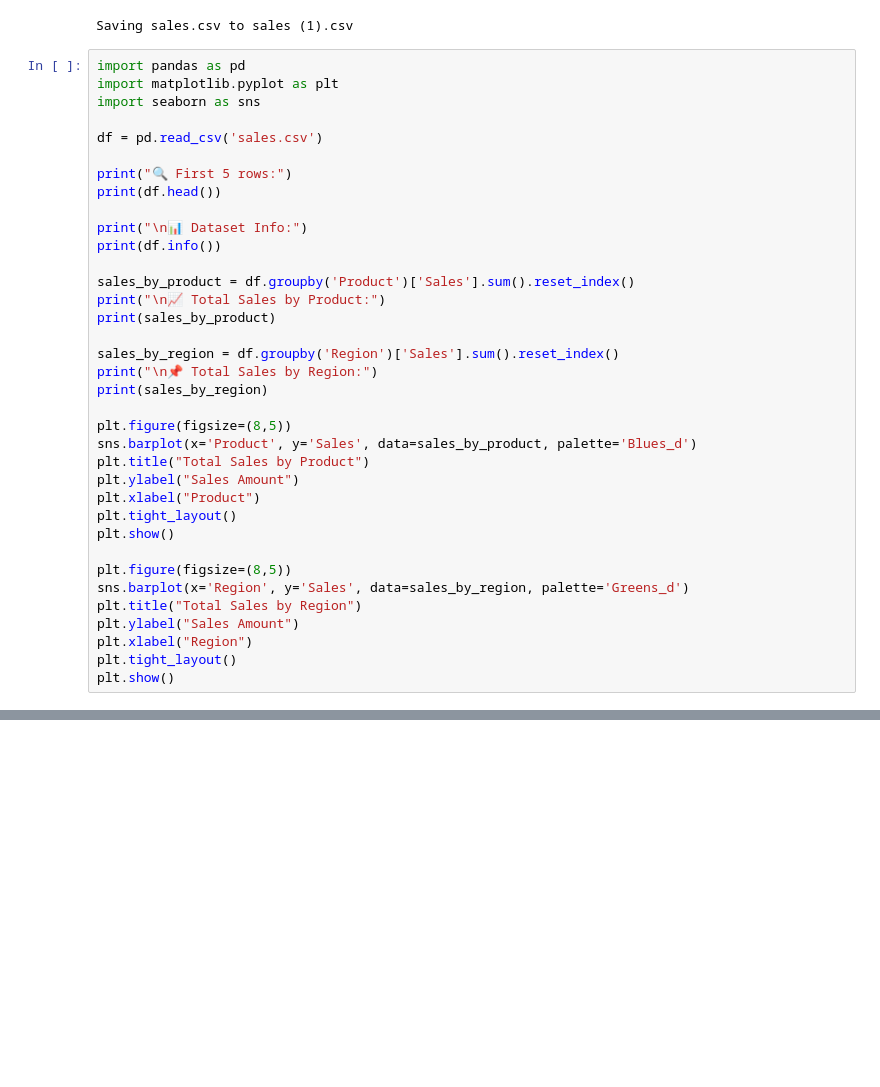
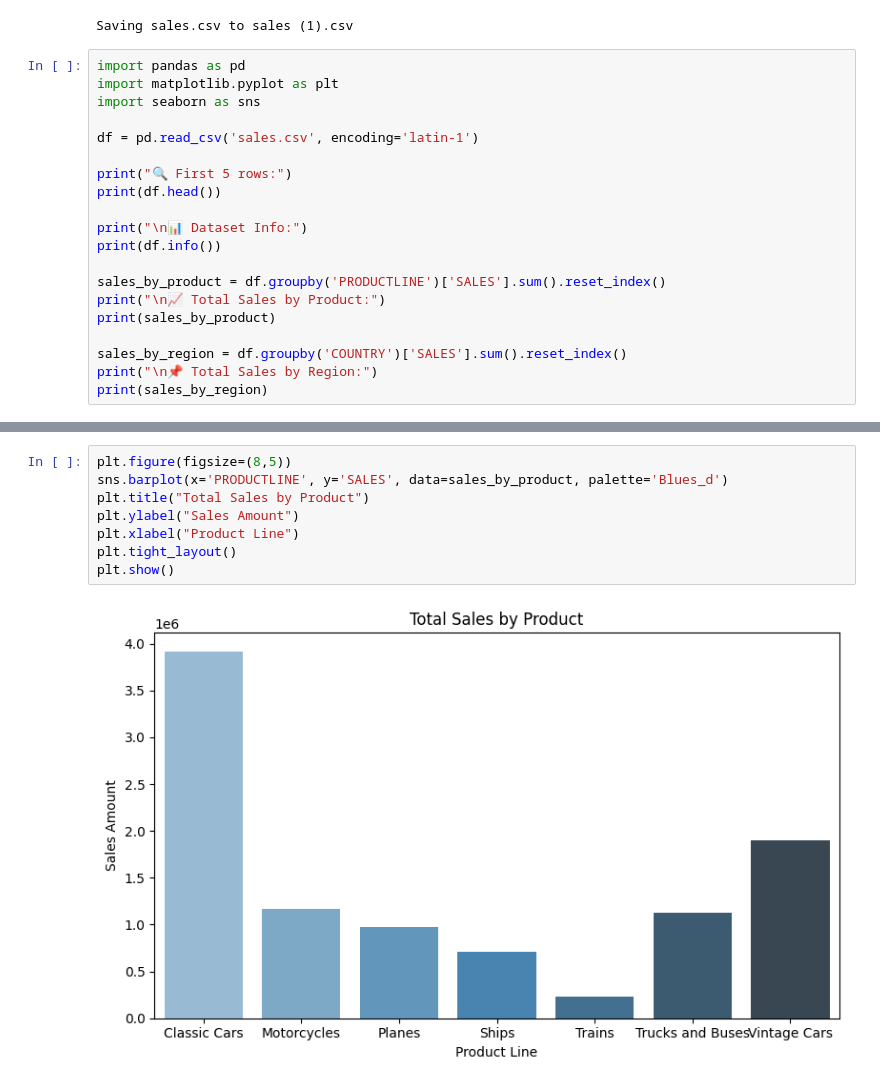
Before and after one commit to mangireddysneha/pandas_python, a Jupyter notebook: sales.ipynb, the cells around one changed output, grey strips where cells are left out. Saved outputs shown, nothing was run; the diff lists cells and outputs as text; blank space fills up the shorter version.

```diff
--- a/sales.ipynb
+++ b/sales.ipynb
@@ -11,7 +11,7 @@ import pandas as pd
 import matplotlib.pyplot as plt
 import seaborn as sns
 
-df = pd.read_csv('sales.csv')
+df = pd.read_csv('sales.csv', encoding='latin-1')
 
 print("🔍 First 5 rows:")
 print(df.head())
@@ -19,28 +19,12 @@ print(df.head())
 print("\n📊 Dataset Info:")
 print(df.info())
 
-sales_by_product = df.groupby('Product')['Sales'].sum().reset_index()
+sales_by_product = df.groupby('PRODUCTLINE')['SALES'].sum().reset_index()
 print("\n📈 Total Sales by Product:")
 print(sales_by_product)
 
-sales_by_region = df.groupby('Region')['Sales'].sum().reset_index()
+sales_by_region = df.groupby('COUNTRY')['SALES'].sum().reset_index()
 print("\n📌 Total Sales by Region:")
 print(sales_by_region)
-
-plt.figure(figsize=(8,5))
-sns.barplot(x='Product', y='Sales', data=sales_by_product, palette='Blues_d')
-plt.title("Total Sales by Product")
-plt.ylabel("Sales Amount")
-plt.xlabel("Product")
-plt.tight_layout()
-plt.show()
-
-plt.figure(figsize=(8,5))
-sns.barplot(x='Region', y='Sales', data=sales_by_region, palette='Greens_d')
-plt.title("Total Sales by Region")
-plt.ylabel("Sales Amount")
-plt.xlabel("Region")
-plt.tight_layout()
-plt.show()
 # %% [output]
 🔍 First 5 rows:
@@ -70,0 +47,10 @@ Passing `palette` without assigning `hue` is deprecated and will be removed in v
+# %%
+plt.figure(figsize=(8,5))
+sns.barplot(x='PRODUCTLINE', y='SALES', data=sales_by_product, palette='Blues_d')
+plt.title("Total Sales by Product")
+plt.ylabel("Sales Amount")
+plt.xlabel("Product Line")
+plt.tight_layout()
+plt.show()
+# %% [output]
+[figure, added]
```
Also changed, not shown: parts of 2 cells of this notebook.
